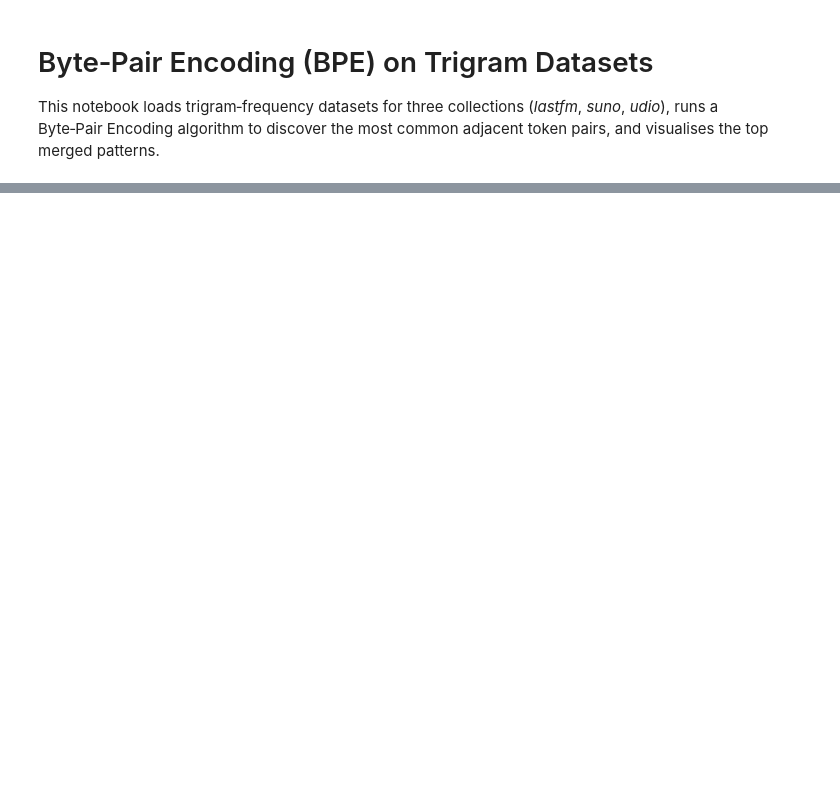
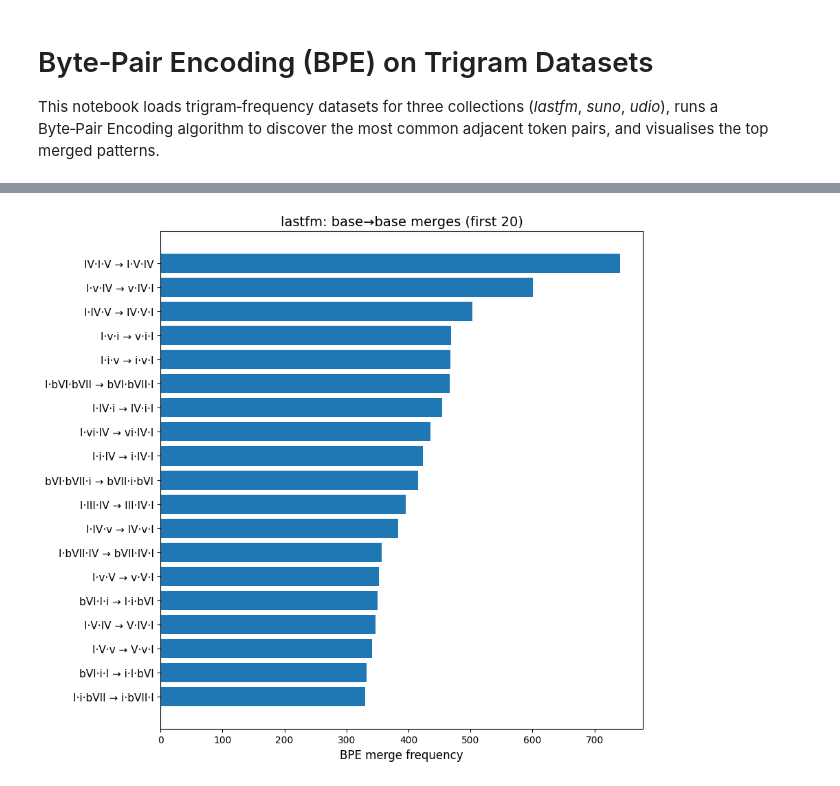
Before and after one commit to Dazzid/Aimir_Structure, a Jupyter notebook: src/byte_pair_encoding_trigrams.ipynb, the cells around one changed output, grey strips where cells are left out. Cells and saved outputs as stored; diff of their text form; code cells hidden in the pictures; blank space fills up the shorter version.

```diff
--- a/src/byte_pair_encoding_trigrams.ipynb
+++ b/src/byte_pair_encoding_trigrams.ipynb
@@ -250,0 +121,95 @@ plt.show()
+# %%
+# ✅ Per-corpus plots of BPE base→base merges (one trigram → one trigram)
+# Requirements: results dict with keys in COLLECTIONS, each res has:
+#   res['rules'] and res['history'] = [((a,b), freq_or_dict), ...]
+# Also requires expand_token(...) already defined.
+
+import numpy as np
+import pandas as pd
+import matplotlib.pyplot as plt
+
+# ---------- helpers ----------
+def expand_base_trigrams(tok, rules):
+    """Return list of base trigrams inside tok (MERGE_x or tuple)."""
+    return expand_token(tok, rules)
+
+def token_as_text_single(tok, rules):
+    """
+    Return 'I·V·vi' if tok expands to exactly one base trigram.
+    Return None for composite tokens, which we skip.
+    """
+    tris = expand_base_trigrams(tok, rules)
+    if len(tris) != 1:
+        return None
+    return "·".join(tris[0])
+
+def _extract_freq(meta):
+    """
+    Normalize history value to an integer frequency.
+    Supports int or dict like {'freq': int, 'pct': float}.
+    """
+    if isinstance(meta, dict):
+        return int(meta.get("freq", 0))
+    return int(meta)
+
+def collect_base_base_rows(res, top_k=20):
+    """
+    From one corpus result, collect first top_k merges that are base→base only.
+    Returns list of (pair_str, freq) sorted by freq descending.
+    """
+    rules = res["rules"]
+    hist = res["history"][:top_k] if top_k is not None else res["history"]
+
+    rows = []
+    for (a, b), meta in hist:
+        L = token_as_text_single(a, rules)
+        R = token_as_text_single(b, rules)
+        if L is None or R is None:
+            continue
+        rows.append((f"{L} → {R}", _extract_freq(meta)))
+
+    # sort by frequency, highest first
+    rows.sort(key=lambda x: x[1], reverse=True)
+    return rows
+
+def plot_per_corpus_bars(results, collections, top_k=20, save_dir=None):
+    """
+    Make one horizontal bar chart per corpus.
+    If save_dir is given, saves PNGs there, else shows inline.
+    """
+    for corpus in collections:
+        res = results[corpus]
+        rows = collect_base_base_rows(res, top_k=top_k)
+
+        if not rows:
+            print(f"[{corpus}] No base→base merges in first {top_k}.")
+            continue
+
+        labels, vals = zip(*rows)
+        y = np.arange(len(labels))
+
+        # figure height scales with number of rows
+        fig_h = 0.35 * len(labels) + 1.6
+        plt.figure(figsize=(9, fig_h))
+
+        plt.barh(y, vals)  # no explicit colors
+        plt.yticks(y, labels, fontsize=11)
+        plt.xlabel("BPE merge frequency", fontsize=12)
+        plt.title(f"{corpus}: base→base merges (first {top_k})", fontsize=14)
+        plt.gca().invert_yaxis()
+        plt.tight_layout()
+
+        if save_dir:
+            out = f"{save_dir}/{corpus}_bpe_base_base_top{top_k}.png"
+            plt.savefig(out, dpi=150)
+            plt.close()
+            print(f"Saved {out}")
+        else:
+            plt.show()
+
+# ---------- usage ----------
+# Example:
+COLLECTIONS = ["lastfm", "suno", "udio"]
+plot_per_corpus_bars(results, COLLECTIONS, top_k=20, save_dir=None)
+# %% [output]
+[figure, added]
```
Also changed, not shown: parts of 8 cells of this notebook, 2 other files.
